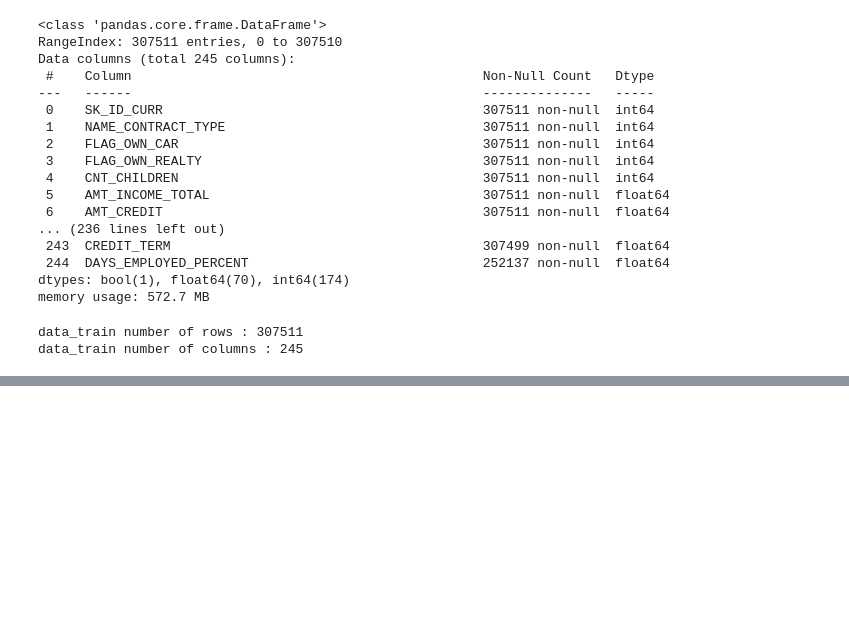
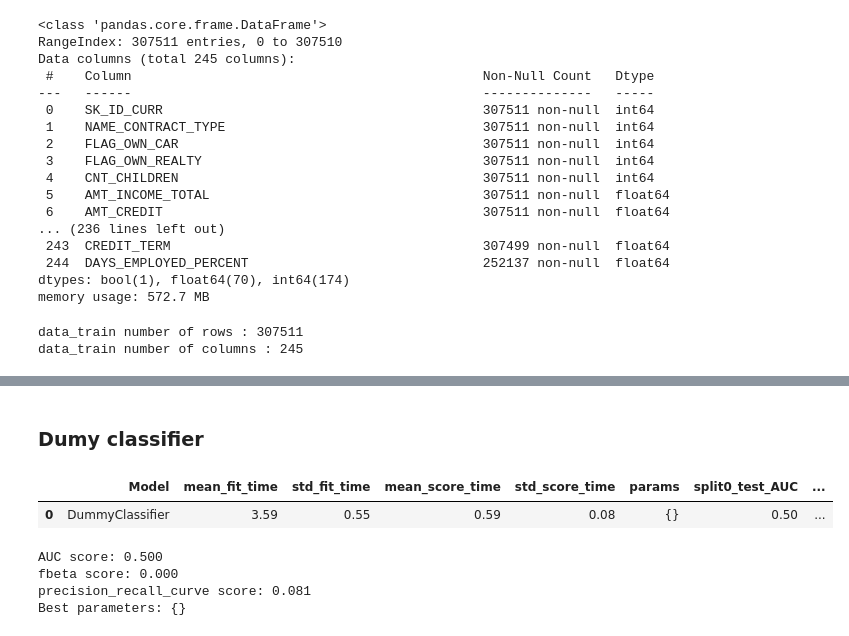
Before and after one commit to HuguesMAP/OC-P7-Impl-mentez-un-mod-le-de-scoring, a Jupyter notebook: Projet 7 - Implémentez un modèle de scoring - Modélisation.ipynb, the cells around one changed output, grey strips where cells are left out. Saved outputs shown, nothing was run; the diff lists cells and outputs as text; code cells hidden in the pictures; blank space fills up the shorter version.

Commit message:
Add Dummyclassfier and function pipeline in modelisation

```diff
--- a/Projet 7 - Implémentez un modèle de scoring - Modélisation.ipynb
+++ b/Projet 7 - Implémentez un modèle de scoring - Modélisation.ipynb
@@ -291,0 +134,8 @@ Best parameters: {'classifier__C': 1, 'over__sampling_strategy': 0.2, 'under__sa
+# %%
+# %%flake8
+
+# dictionnary of score
+# create a fbeta score
+f2_scorer = make_scorer(fbeta_score, beta=2)
+scores = {'AUC': 'roc_auc', 'fbeta': f2_scorer,
+          'precision_recall_curve': 'average_precision'}
@@ -291,0 +145,31 @@ Best parameters: {'classifier__C': 1, 'over__sampling_strategy': 0.2, 'under__sa
+# %%
+# %%flake8
+
+def test_model(X_train, y_train, steps, params):
+
+    ''' create function to test different model '''
+    pipeline = imbpipeline(steps=steps)
+    grid = GridSearchCV(
+        pipeline, param_grid=params, cv=cv, return_train_score=True,
+        scoring=scores, refit='precision_recall_curve', n_jobs=-1)
+    grid.fit(X_train, y_train)
+    return grid
+# %% [markdown]
+### Dumy classifier
+# %%
+# %%flake8
+
+# Median imputation of missing values
+imputer = SimpleImputer(strategy='median')
+
+# Scale each feature to 0-1
+scaler = StandardScaler()
+
+classifier = DummyClassifier(random_state=rd_state)
+
+steps = [['imputer', imputer], ['scaler', scaler], ['classifier', classifier]]
+
+params = {}
+
+gris_dummyclassifier = test_model(
+    X_sample_train, y_sample_train, steps, params)
@@ -291,0 +183,6 @@ Best parameters: {'classifier__C': 1, 'over__sampling_strategy': 0.2, 'under__sa
+# %%
+#use function display_result to display dataframe of the result for ElasticNet
+results_dummyclassifier=display_result(gris_dummyclassifier,'DummyClassifier')
+# %% [output]
+|  | Model | mean_fit_time | std_fit_time | mean_score_time | std_score_time | params | split0_test_AUC | ... |
+| 0 | DummyClassifier | 3.59 | 0.55 | 0.59 | 0.08 | {} | 0.50 | ... |
@@ -291,0 +196,8 @@ Best parameters: {'classifier__C': 1, 'over__sampling_strategy': 0.2, 'under__sa
+# %%
+#use function display_score to display score and best_params for ElasticNet
+display_score(results_dummyclassifier,gris_dummyclassifier)
+# %% [output]
+AUC score: 0.500
+fbeta score: 0.000
+precision_recall_curve score: 0.081
+Best parameters: {}
```
Also changed, not shown: parts of 33 cells of this notebook.
